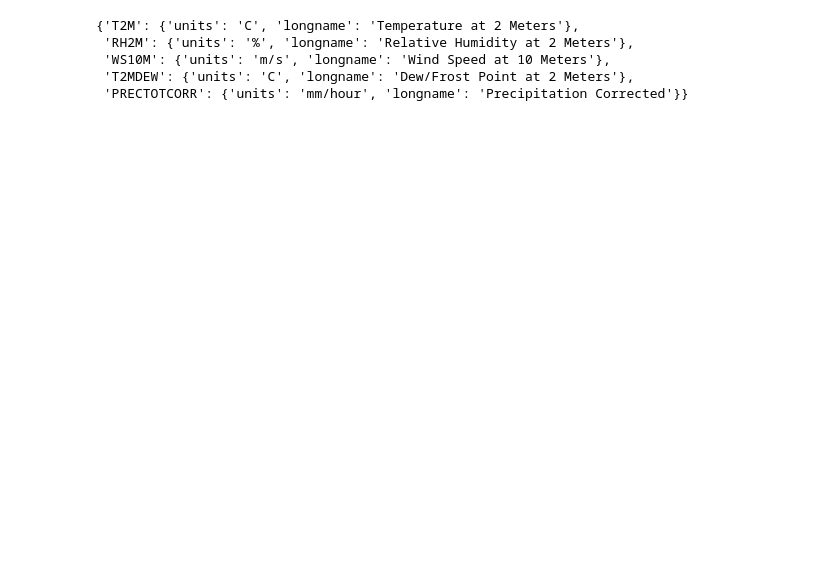
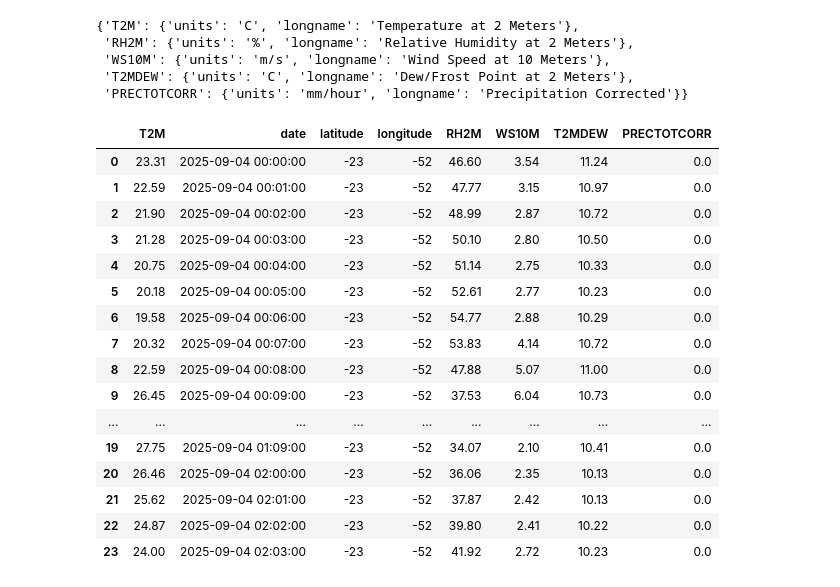
Before and after one commit to eduumach/spaceappschallenge-2025, a Jupyter notebook: experimento_dados.ipynb, the cells around one changed output. Cells and saved outputs as stored; diff of their text form; code cells hidden in the pictures; blank space fills up the shorter version.

```diff
--- a/experimento_dados.ipynb
+++ b/experimento_dados.ipynb
@@ -64,3 +60,24 @@ def get_weather_data(lat, lon, start, end):
+# %%
+d = get_weather_data(-23, -52, '20250904', '20250904')
+d
+# %% [output]
+|  | T2M | date | latitude | longitude | RH2M | WS10M | T2MDEW | PRECTOTCORR |
+| 0 | 23.31 | 2025-09-04 00:00:00 | -23 | -52 | 46.60 | 3.54 | 11.24 | 0.0 |
+| 1 | 22.59 | 2025-09-04 00:01:00 | -23 | -52 | 47.77 | 3.15 | 10.97 | 0.0 |
+| 2 | 21.90 | 2025-09-04 00:02:00 | -23 | -52 | 48.99 | 2.87 | 10.72 | 0.0 |
+| 3 | 21.28 | 2025-09-04 00:03:00 | -23 | -52 | 50.10 | 2.80 | 10.50 | 0.0 |
+| 4 | 20.75 | 2025-09-04 00:04:00 | -23 | -52 | 51.14 | 2.75 | 10.33 | 0.0 |
+| 5 | 20.18 | 2025-09-04 00:05:00 | -23 | -52 | 52.61 | 2.77 | 10.23 | 0.0 |
+| 6 | 19.58 | 2025-09-04 00:06:00 | -23 | -52 | 54.77 | 2.88 | 10.29 | 0.0 |
+| 7 | 20.32 | 2025-09-04 00:07:00 | -23 | -52 | 53.83 | 4.14 | 10.72 | 0.0 |
+| 8 | 22.59 | 2025-09-04 00:08:00 | -23 | -52 | 47.88 | 5.07 | 11.00 | 0.0 |
+| 9 | 26.45 | 2025-09-04 00:09:00 | -23 | -52 | 37.53 | 6.04 | 10.73 | 0.0 |
+| ... | ... | ... | ... | ... | ... | ... | ... | ... |
+| 19 | 27.75 | 2025-09-04 01:09:00 | -23 | -52 | 34.07 | 2.10 | 10.41 | 0.0 |
+| 20 | 26.46 | 2025-09-04 02:00:00 | -23 | -52 | 36.06 | 2.35 | 10.13 | 0.0 |
+| 21 | 25.62 | 2025-09-04 02:01:00 | -23 | -52 | 37.87 | 2.42 | 10.13 | 0.0 |
+| 22 | 24.87 | 2025-09-04 02:02:00 | -23 | -52 | 39.80 | 2.41 | 10.22 | 0.0 |
+| 23 | 24.00 | 2025-09-04 02:03:00 | -23 | -52 | 41.92 | 2.72 | 10.23 | 0.0 |
 # %%
 d = get_weather_data(-23, -52, '20200904', '20250904')
 d.plot(figsize=(100,10), legend=True, x='date', y=['T2M', 'RH2M', 'WS10M', 'T2MDEW', 'PRECTOTCORR'])
```
Also changed, not shown: parts of 8 cells of this notebook, 1 other file.
